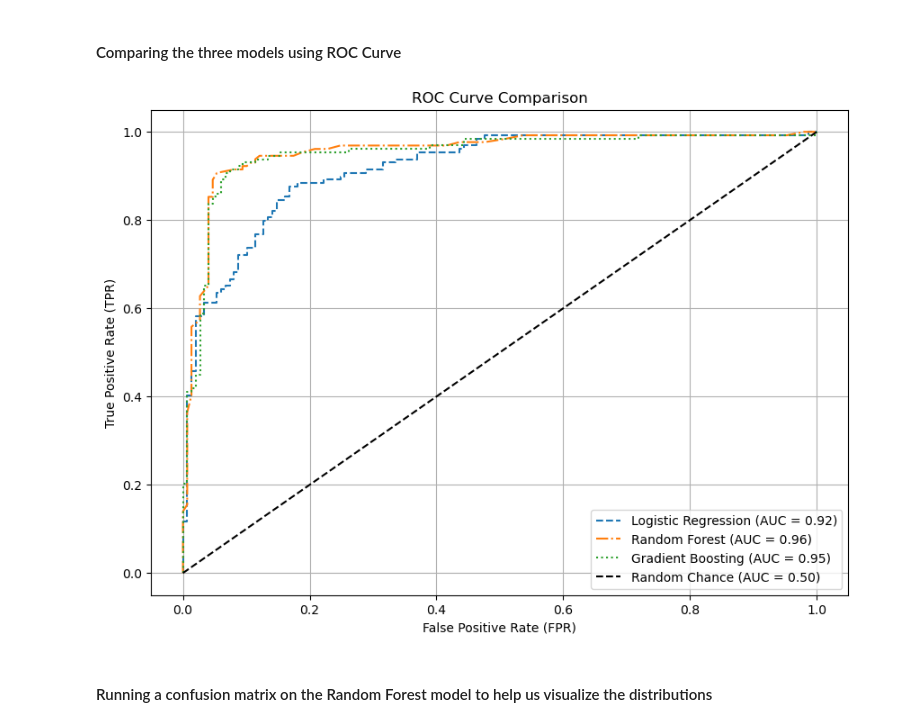
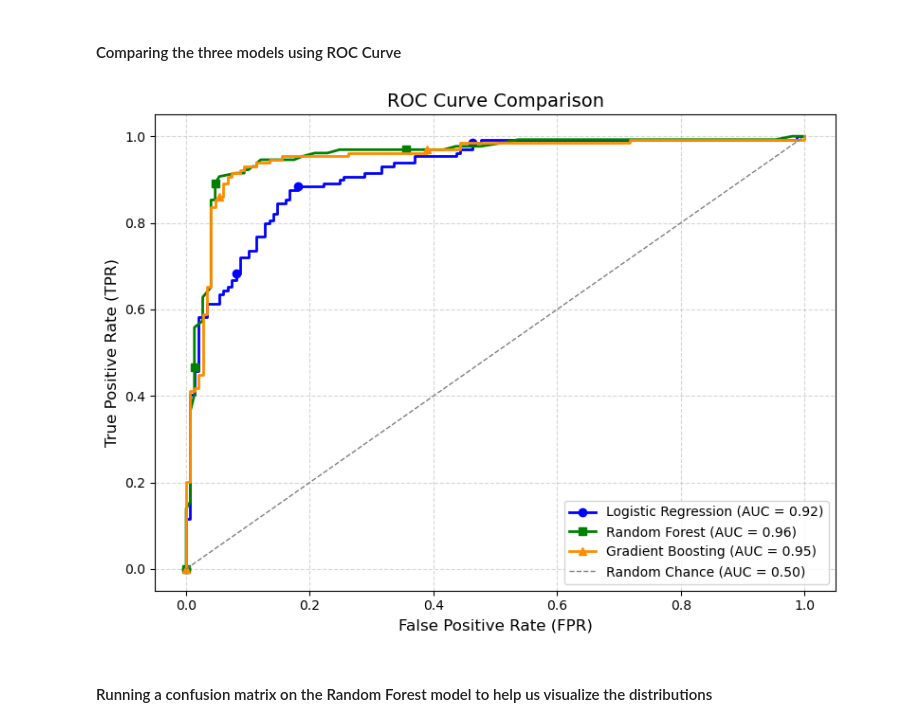
Before and after one commit to celenelouise/Capstone_Two, a Jupyter notebook: Modeling Purchase Behavior.ipynb, the cells around one changed output. Saved outputs shown, nothing was run; the diff lists cells and outputs as text; code cells hidden in the pictures.

Commit message:
Updated roc curve

```diff
--- a/Modeling Purchase Behavior.ipynb
+++ b/Modeling Purchase Behavior.ipynb
@@ -276,23 +276,29 @@ Mean Accuracy: 0.92
 Standard Deviation: 0.01
 # %% [markdown]
 #### Comparing the three models using ROC Curve
-# %%
-plt.figure(figsize=(10, 7))
-plt.plot(fpr_lr, tpr_lr, label=f'Logistic Regression (AUC = {auc_lr:.2f})', linestyle='--')
-plt.plot(fpr_rf, tpr_rf, label=f'Random Forest (AUC = {auc_rf:.2f})', linestyle='-.')
-plt.plot(fpr_gb, tpr_gb, label=f'Gradient Boosting (AUC = {auc_gb:.2f})', linestyle=':')
-
-# Plot the diagonal for reference
-plt.plot([0, 1], [0, 1], 'k--', label='Random Chance (AUC = 0.50)')
-
-plt.xlabel('False Positive Rate (FPR)')
-plt.ylabel('True Positive Rate (TPR)')
-plt.title('ROC Curve Comparison')
-plt.legend()
-plt.grid(True)
-plt.show()
-# %% [output]
-[figure, removed]
+# %%
+plt.figure(figsize=(8, 6))
+
+# Plot each ROC curve with solid lines and distinct colors
+plt.plot(fpr_lr, tpr_lr, label=f'Logistic Regression (AUC = {auc_lr:.2f})', color='blue', linewidth=2, marker='o', markevery=20)
+plt.plot(fpr_rf, tpr_rf, label=f'Random Forest (AUC = {auc_rf:.2f})', color='green', linewidth=2, marker='s', markevery=20)
+plt.plot(fpr_gb, tpr_gb, label=f'Gradient Boosting (AUC = {auc_gb:.2f})', color='darkorange', linewidth=2, marker='^', markevery=20)
+
+# Plot the diagonal line for reference (random chance)
+plt.plot([0, 1], [0, 1], linestyle='--', color='gray', linewidth=1, label='Random Chance (AUC = 0.50)')
+
+# Labels and title
+plt.xlabel('False Positive Rate (FPR)', fontsize=12)
+plt.ylabel('True Positive Rate (TPR)', fontsize=12)
+plt.title('ROC Curve Comparison', fontsize=14)
+plt.legend(fontsize=10, loc='lower right')
+plt.grid(True, linestyle='--', alpha=0.5)
+
+# Display the plot
+plt.tight_layout()
+plt.show()
+# %% [output]
+[figure, added]
 # %% [markdown]
 #### Running a confusion matrix on the Random Forest model to help us visualize the distributions
 # %%
```
